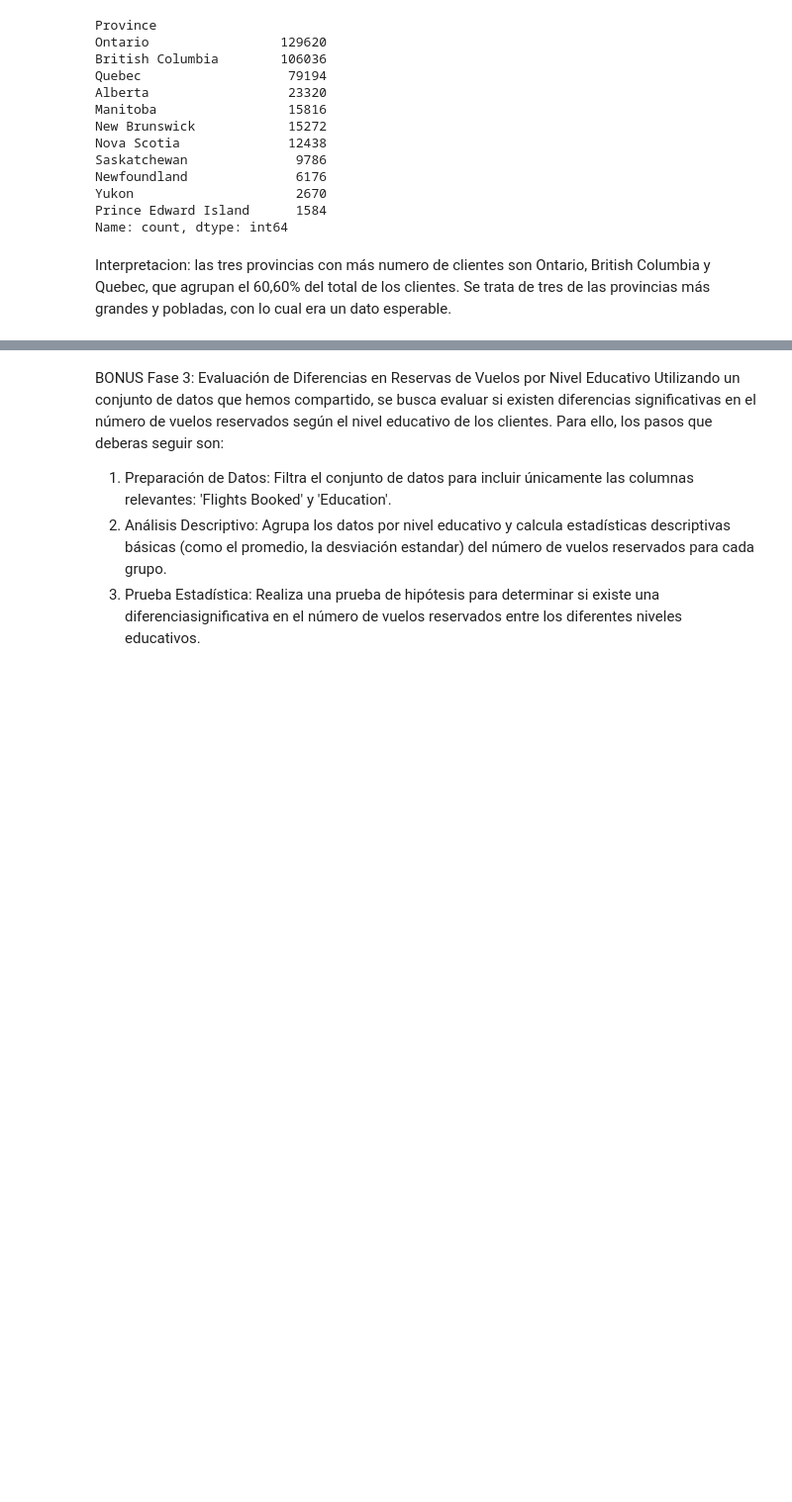
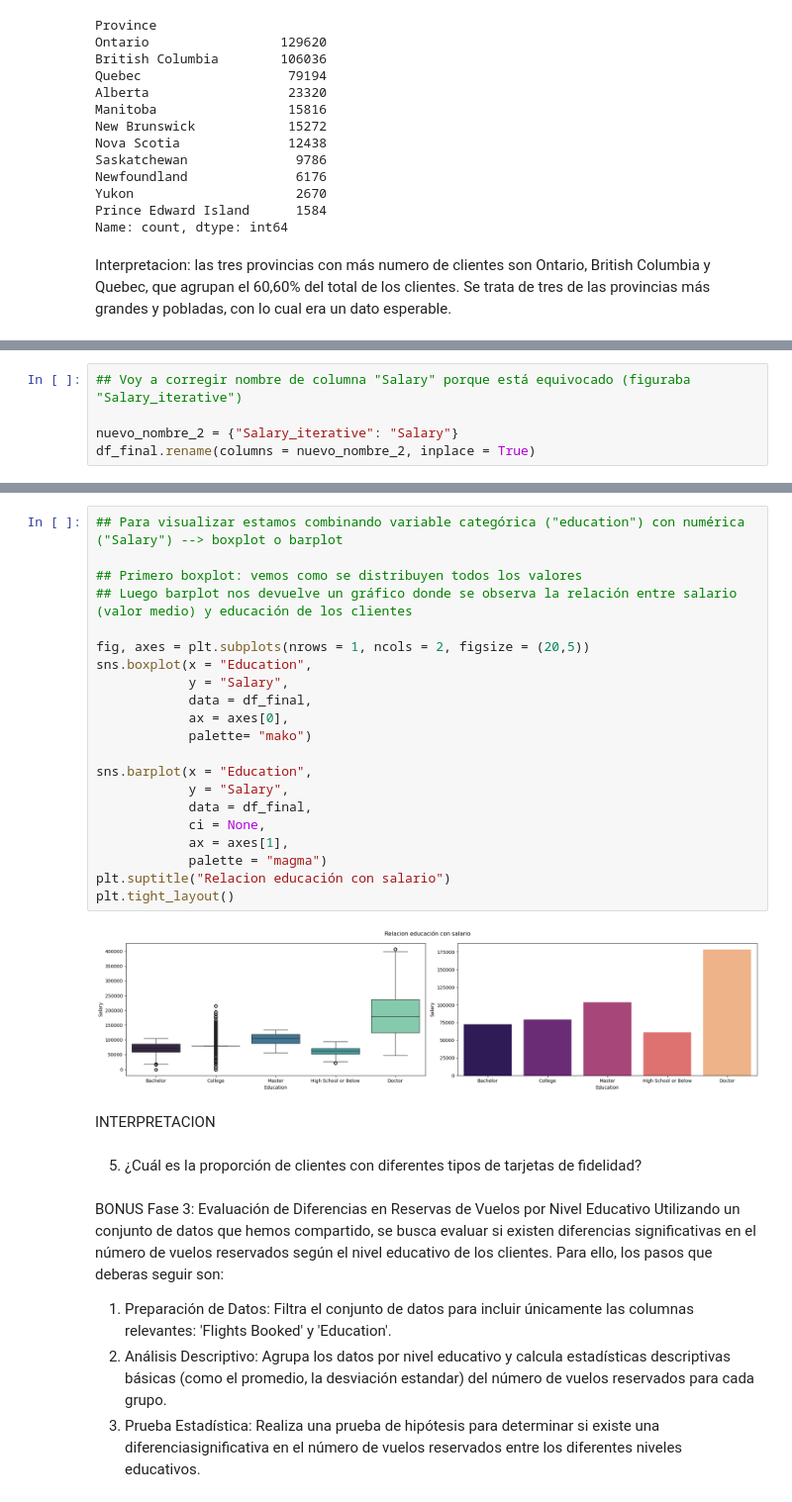
Before and after one commit to Adalab/bda-modulo-3-evaluacion-final-23lau, a Jupyter notebook: Evaluacion_modulo3.ipynb, the cells around one changed output, grey strips where cells are left out. Shown at 99% size. Saved outputs shown, nothing was run; the diff lists cells and outputs as text; blank space fills up the shorter version.

Commit message:
nuevas interpretaciones

```diff
--- a/Evaluacion_modulo3.ipynb
+++ b/Evaluacion_modulo3.ipynb
@@ -1169,0 +1192,5 @@ Interpretacion: las tres provincias con más numero de clientes son Ontario, Bri
+# %%
+## Voy a corregir nombre de columna "Salary" porque está equivocado (figuraba "Salary_iterative")
+
+nuevo_nombre_2 = {"Salary_iterative": "Salary"}
+df_final.rename(columns = nuevo_nombre_2, inplace = True)
@@ -1170,3 +1221,30 @@ Interpretacion: las tres provincias con más numero de clientes son Ontario, Bri
+# %%
+## Para visualizar estamos combinando variable categórica ("education") con numérica ("Salary") --> boxplot o barplot
+
+## Primero boxplot: vemos como se distribuyen todos los valores
+## Luego barplot nos devuelve un gráfico donde se observa la relación entre salario (valor medio) y educación de los clientes
+
+fig, axes = plt.subplots(nrows = 1, ncols = 2, figsize = (20,5))
+sns.boxplot(x = "Education",
+            y = "Salary",
+            data = df_final,
+            ax = axes[0],
+            palette= "mako")
+
+sns.barplot(x = "Education",
+            y = "Salary",
+            data = df_final,
+            ci = None,
+            ax = axes[1],
+            palette = "magma")
+plt.suptitle("Relacion educación con salario")
+plt.tight_layout()
+# %% [output]
+[figure, added]
+# %% [markdown]
+INTERPRETACION
+# %% [markdown]
+5. ¿Cuál es la proporción de clientes con diferentes tipos de tarjetas de fidelidad?
 # %% [markdown]
 BONUS Fase 3: Evaluación de Diferencias en Reservas de Vuelos por Nivel Educativo
 Utilizando un conjunto de datos que hemos compartido, se busca evaluar si existen diferencias
```
Also changed, not shown: parts of 4 cells of this notebook.
